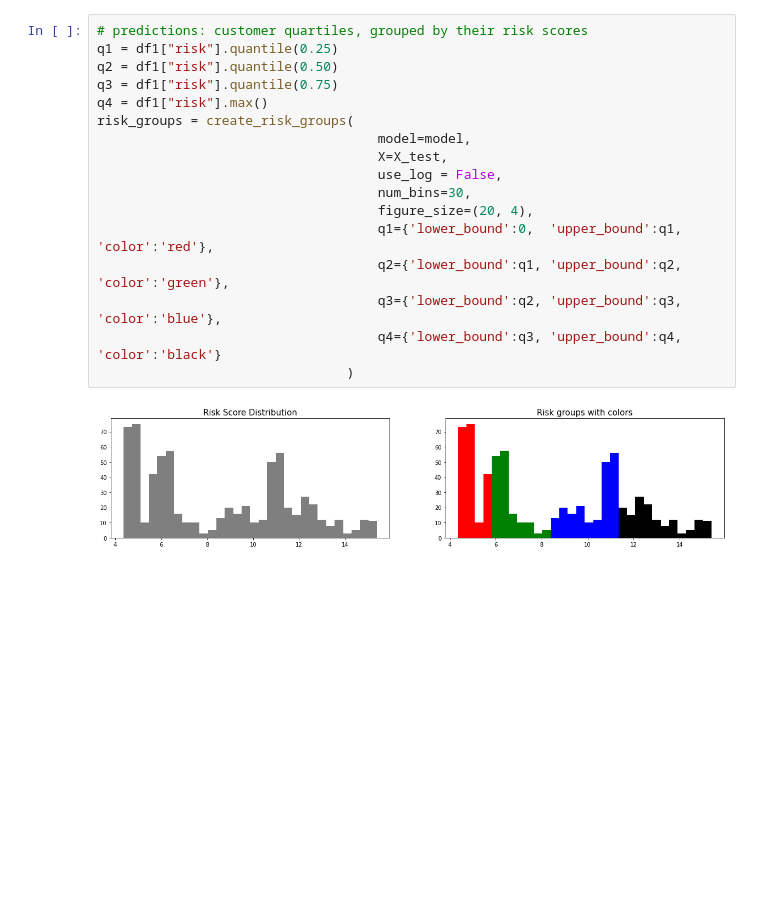
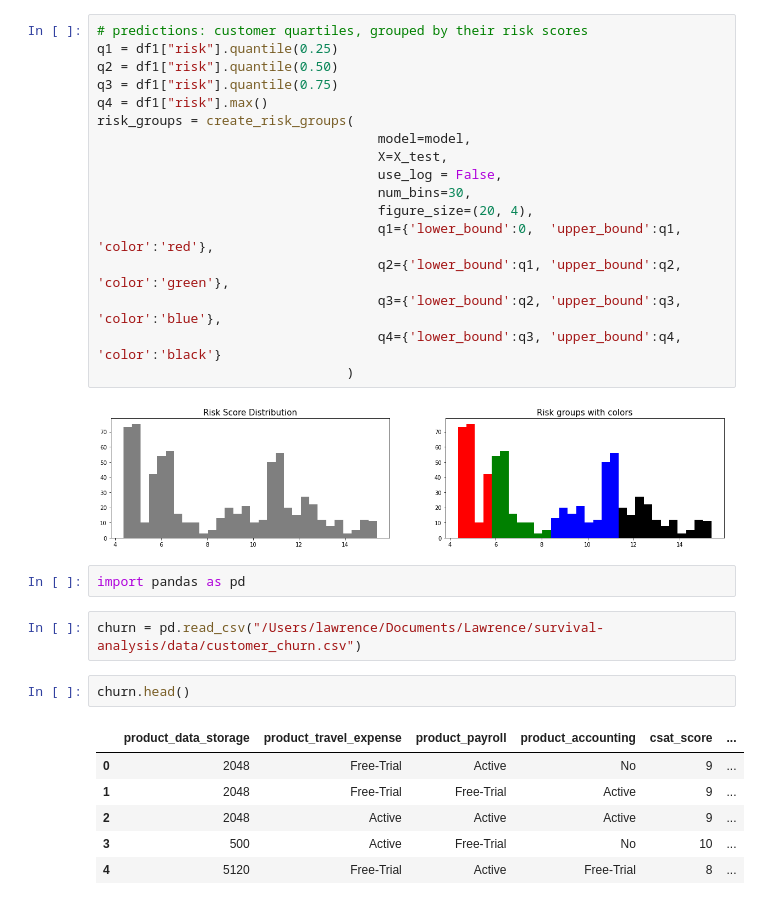
Before and after one commit to Law101/survival-analysis, a Jupyter notebook: experiment/survival_analysis.ipynb, the cells around one changed output. Cells and saved outputs as stored; diff of their text form; blank space fills up the shorter version.

```diff
--- a/experiment/survival_analysis.ipynb
+++ b/experiment/survival_analysis.ipynb
@@ -344,3 +344,16 @@ risk_groups = create_risk_groups(
                                 )
 # %% [output]
 [figure]
+# %%
+import pandas as pd
+# %%
+churn = pd.read_csv("/Users/lawrence/Documents/Lawrence/survival-analysis/data/customer_churn.csv")
+# %%
+churn.head()
+# %% [output]
+|  | product_data_storage | product_travel_expense | product_payroll | product_accounting | csat_score | ... |
+| 0 | 2048 | Free-Trial | Active | No | 9 | ... |
+| 1 | 2048 | Free-Trial | Free-Trial | Active | 9 | ... |
+| 2 | 2048 | Active | Active | Active | 9 | ... |
+| 3 | 500 | Active | Free-Trial | No | 10 | ... |
+| 4 | 5120 | Free-Trial | Active | Free-Trial | 8 | ... |
```
